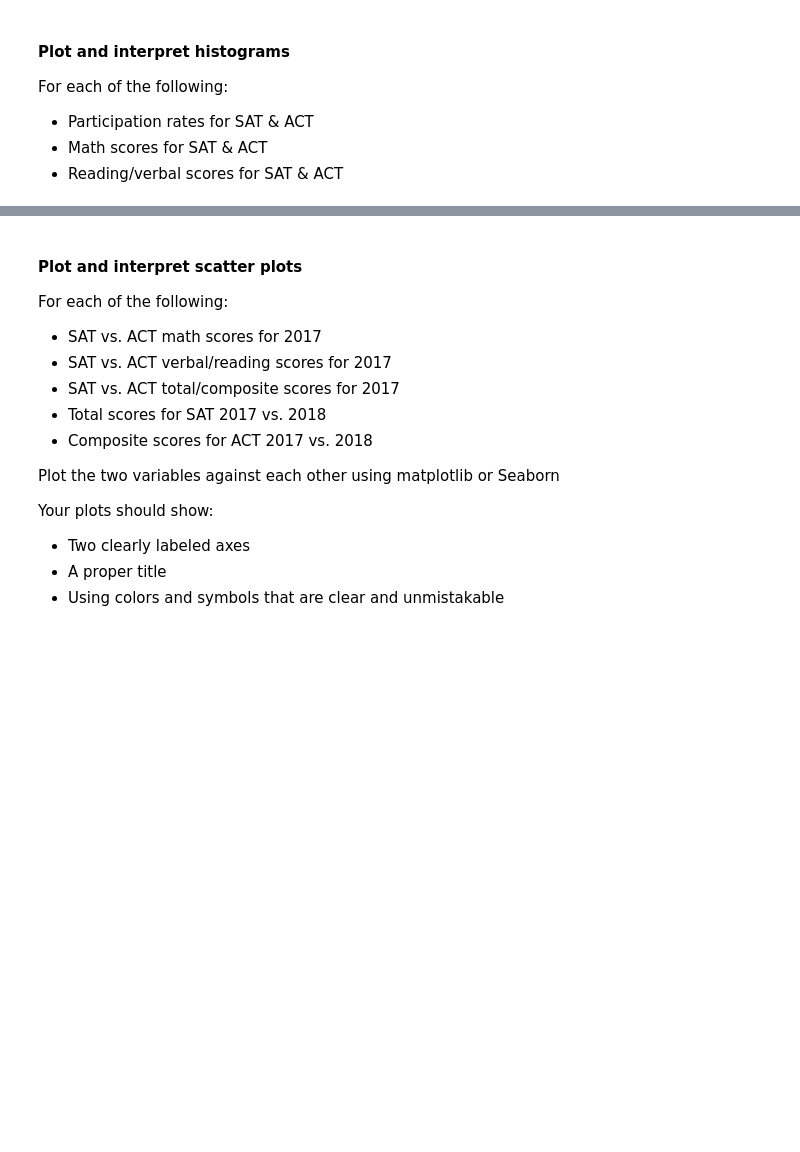
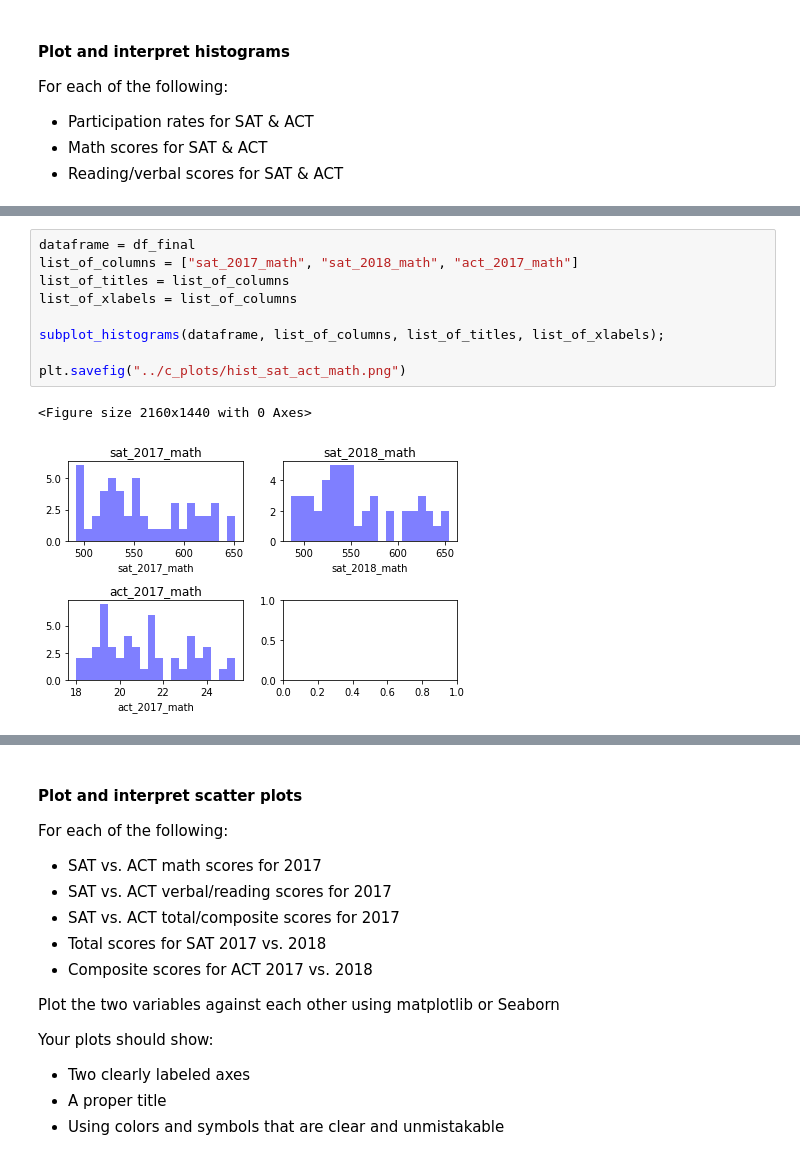
Before and after one commit to saiedmighani/EDA_analysis_SAT_tests, a Jupyter notebook: b_codes/c_VIZ.ipynb, the cells around one changed output, grey strips where cells are left out. Saved outputs shown, nothing was run; the diff lists cells and outputs as text; blank space fills up the shorter version.

```diff
--- a/b_codes/c_VIZ.ipynb
+++ b/b_codes/c_VIZ.ipynb
@@ -106,0 +129,12 @@ For each of the following:
+# %%
+dataframe = df_final
+list_of_columns = ["sat_2017_math", "sat_2018_math", "act_2017_math"]
+list_of_titles = list_of_columns
+list_of_xlabels = list_of_columns
+
+subplot_histograms(dataframe, list_of_columns, list_of_titles, list_of_xlabels);
+
+plt.savefig("../c_plots/hist_sat_act_math.png")
+# %% [output]
+<Figure size 2160x1440 with 0 Axes>
+[figure, added]
```
Also changed, not shown: parts of 9 cells of this notebook, 5 other files.
